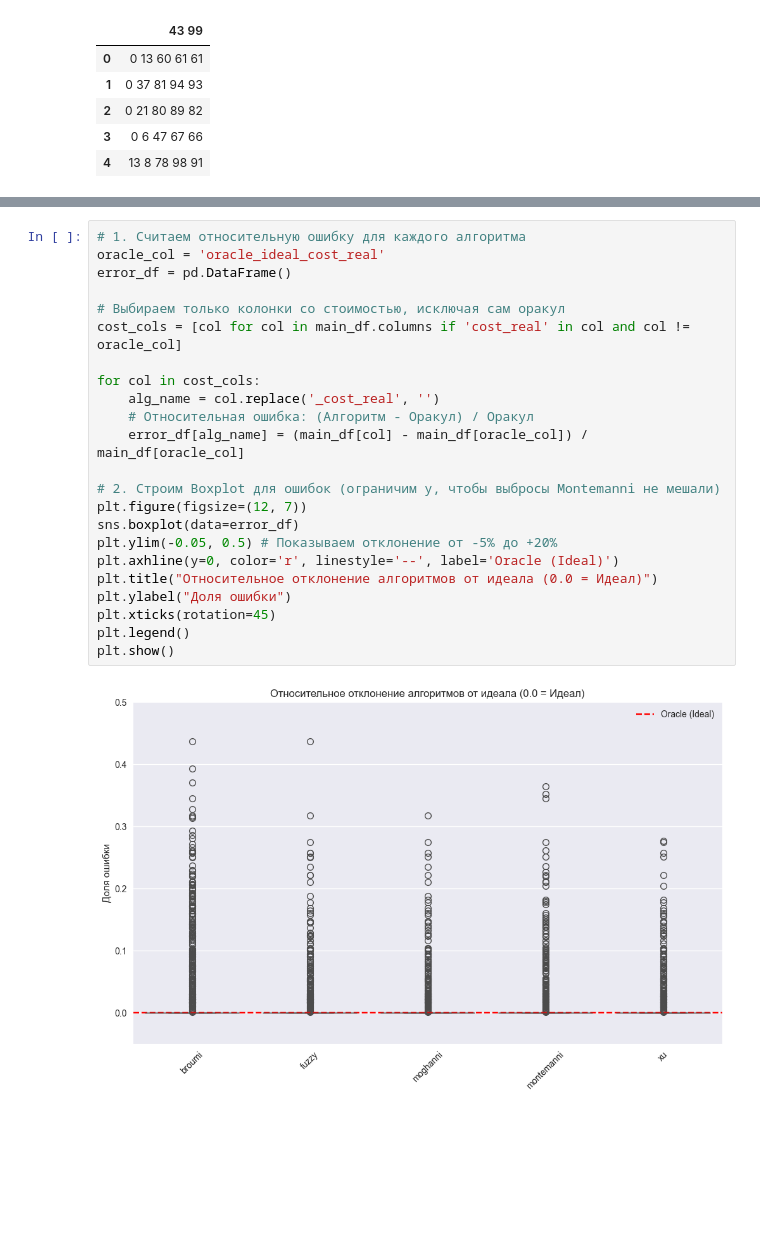
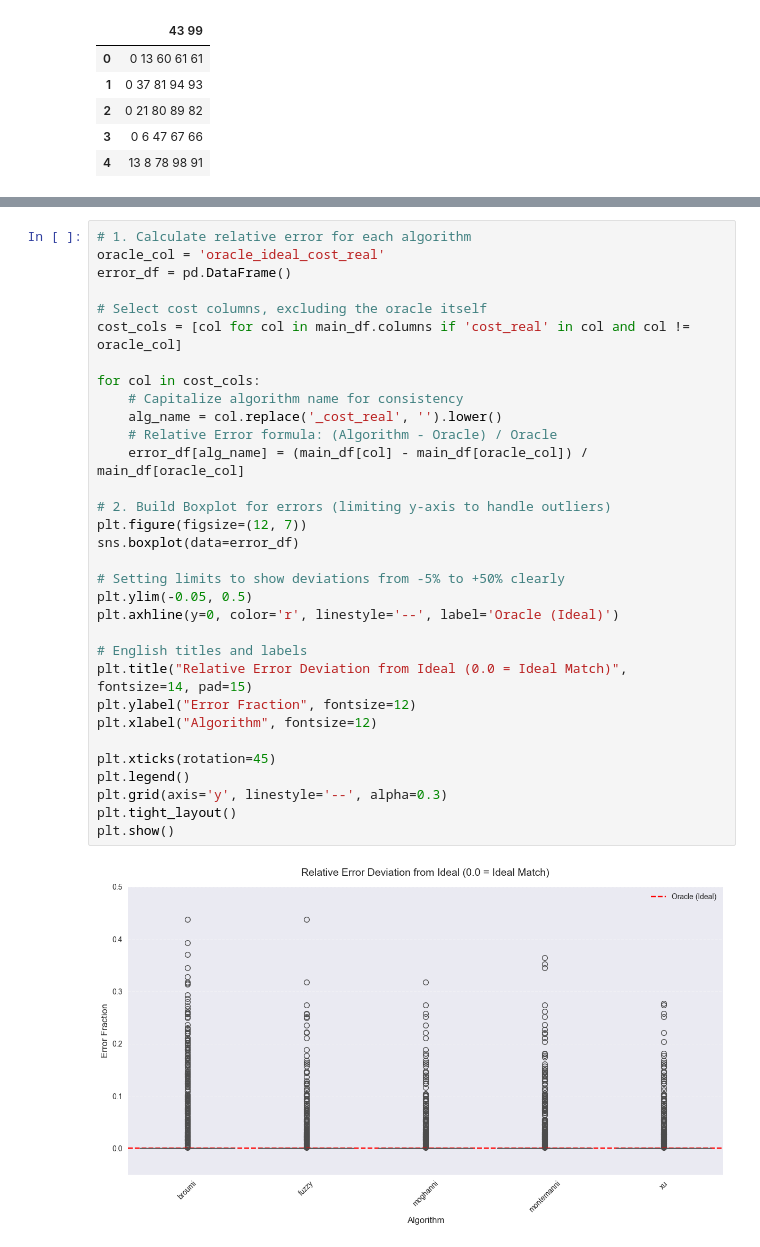
Before and after one commit to ergaganyaa/interval_graph_research, a Jupyter notebook: analysis.ipynb, the cells around one changed output, grey strips where cells are left out. Drawn from its saved outputs; the diff is of its cells as text; blank space fills up the shorter version.

Commit message:
english analysis

```diff
--- a/analysis.ipynb
+++ b/analysis.ipynb
@@ -85,30 +85,39 @@ main_df.head()
 | 3 | graph_0004_n74.txt | 0.0203 | 111 | 2 | 0.0125 | ... |
 | 4 | graph_0005_n85.txt | 0.0174 | 70 | 1 | 0.0055 | ... |
 # %%
-# 1. Считаем относительную ошибку для каждого алгоритма
+# 1. Calculate relative error for each algorithm
 oracle_col = 'oracle_ideal_cost_real'
 error_df = pd.DataFrame()
 
-# Выбираем только колонки со стоимостью, исключая сам оракул
+# Select cost columns, excluding the oracle itself
 cost_cols = [col for col in main_df.columns if 'cost_real' in col and col != oracle_col]
 
 for col in cost_cols:
-    alg_name = col.replace('_cost_real', '')
-    # Относительная ошибка: (Алгоритм - Оракул) / Оракул
+    # Capitalize algorithm name for consistency
+    alg_name = col.replace('_cost_real', '').lower()
+    # Relative Error formula: (Algorithm - Oracle) / Oracle
     error_df[alg_name] = (main_df[col] - main_df[oracle_col]) / main_df[oracle_col]
 
-# 2. Строим Boxplot для ошибок (ограничим y, чтобы выбросы Montemanni не мешали)
+# 2. Build Boxplot for errors (limiting y-axis to handle outliers)
 plt.figure(figsize=(12, 7))
 sns.boxplot(data=error_df)
-plt.ylim(-0.05, 0.5) # Показываем отклонение от -5% до +20%
+
+# Setting limits to show deviations from -5% to +50% clearly
+plt.ylim(-0.05, 0.5)
 plt.axhline(y=0, color='r', linestyle='--', label='Oracle (Ideal)')
-plt.title("Относительное отклонение алгоритмов от идеала (0.0 = Идеал)")
-plt.ylabel("Доля ошибки")
+
+# English titles and labels
+plt.title("Relative Error Deviation from Ideal (0.0 = Ideal Match)", fontsize=14, pad=15)
+plt.ylabel("Error Fraction", fontsize=12)
+plt.xlabel("Algorithm", fontsize=12)
+
 plt.xticks(rotation=45)
 plt.legend()
+plt.grid(axis='y', linestyle='--', alpha=0.3)
+plt.tight_layout()
 plt.show()
 # %% [output]
-[figure, old version]
+[figure, new version]
 # %%
 plt.figure(figsize=(10, 6))
 
```
Also changed, not shown: parts of 9 cells of this notebook.
